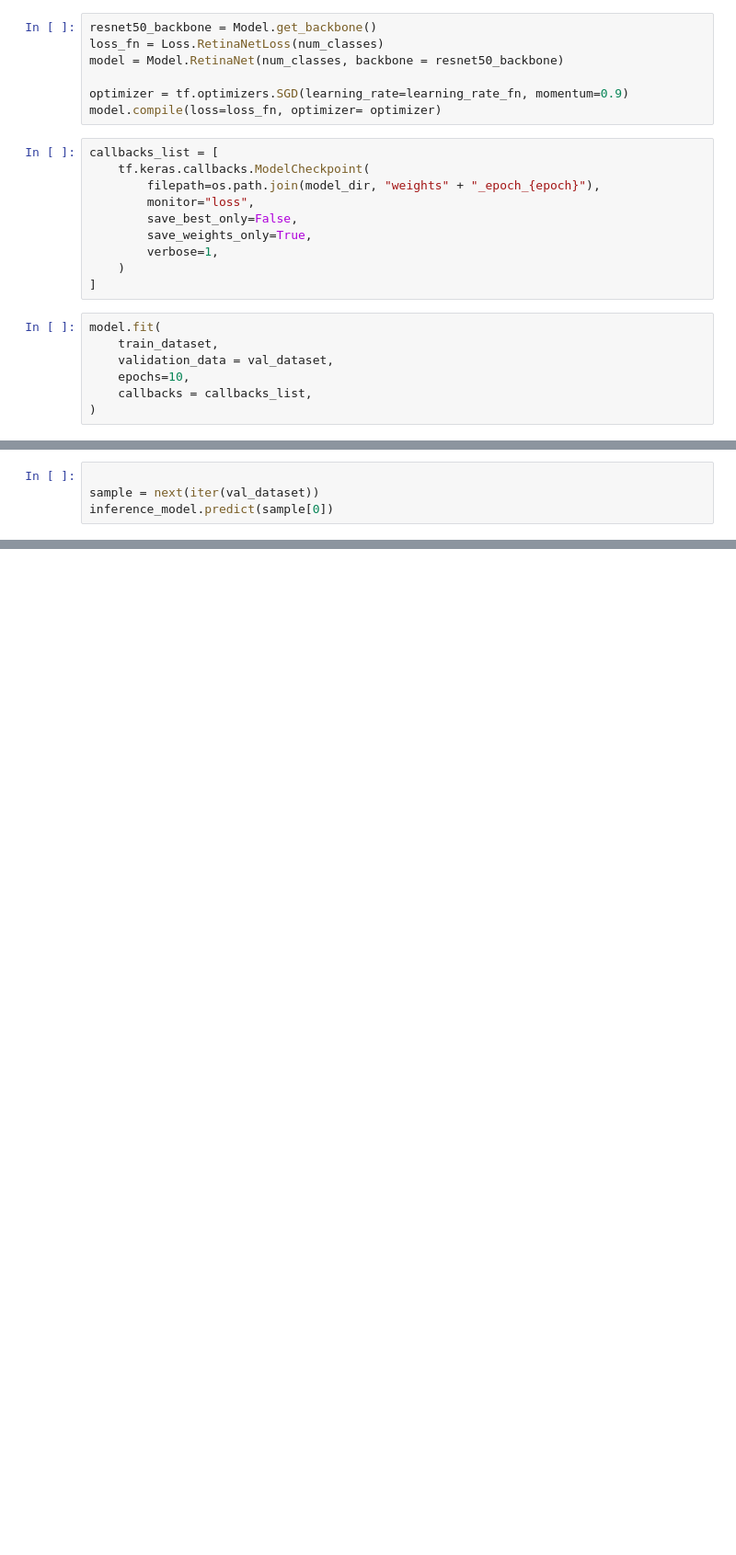
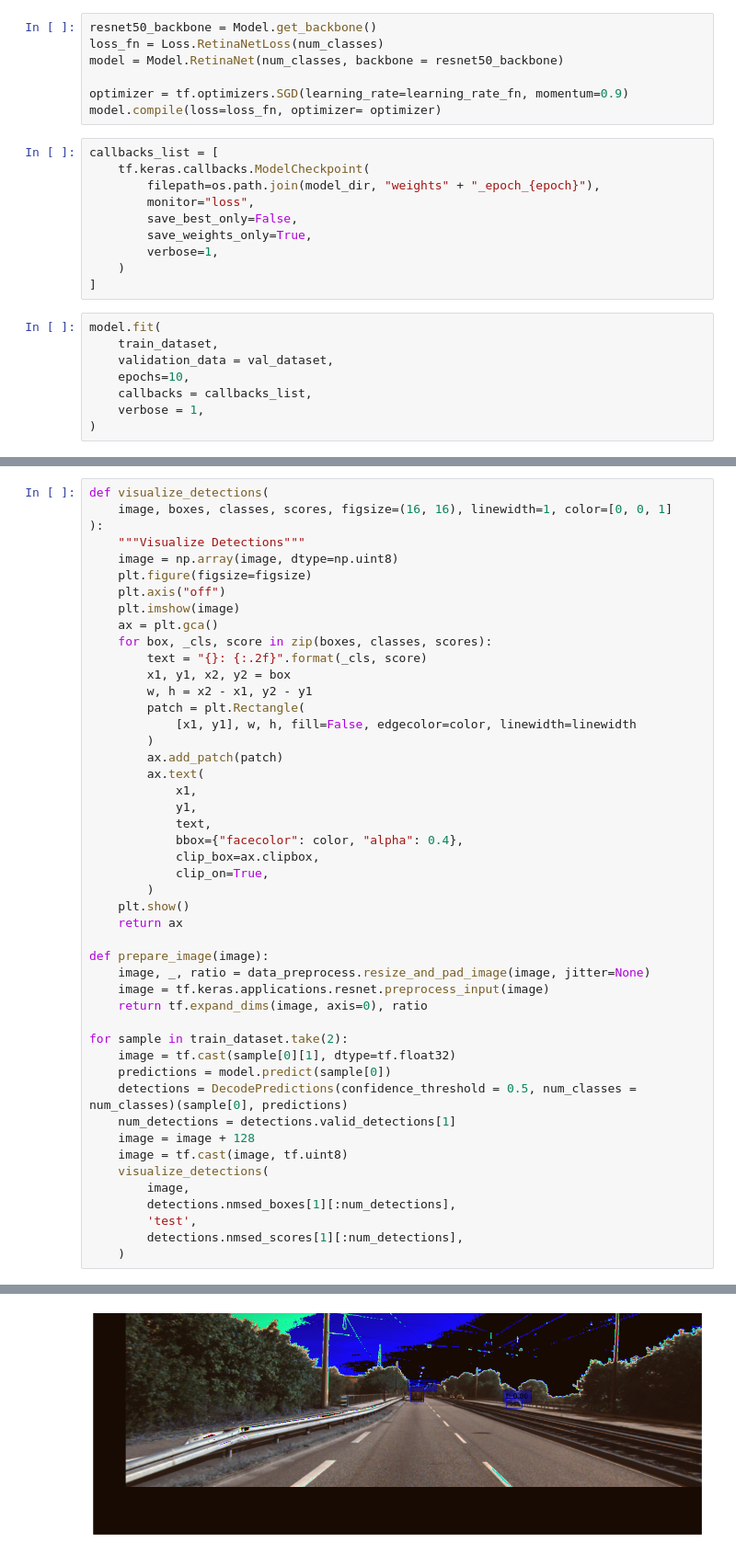
Before and after one commit to evilrace/RetinaNet, a Jupyter notebook: train.ipynb, the cells around one changed output, grey strips where cells are left out. Shown at 92% size. Drawn from its saved outputs; the diff is of its cells as text; blank space fills up the shorter version.

Commit message:
verify training results - fixed some bugs related with box converting.

```diff
--- a/train.ipynb
+++ b/train.ipynb
@@ -70,4 +79,5 @@ model.fit(
     validation_data = val_dataset,
     epochs=10,
     callbacks = callbacks_list,
+    verbose = 1,
 )
@@ -101,7 +91,51 @@ image = tf.keras.Input(shape=[None, None, 3], name='image')
 predictions = model(image, training=False)
 detections = DecodePredictions(confidence_threshold = 0.5, num_classes = num_classes)(image, predictions)
 inference_model = tf.keras.Model(inputs= image, outputs=detections)
-# %%
-
-sample = next(iter(val_dataset))
-inference_model.predict(sample[0])
+# %%
+def visualize_detections(
+    image, boxes, classes, scores, figsize=(16, 16), linewidth=1, color=[0, 0, 1]
+):
+    """Visualize Detections"""
+    image = np.array(image, dtype=np.uint8)
+    plt.figure(figsize=figsize)
+    plt.axis("off")
+    plt.imshow(image)
+    ax = plt.gca()
+    for box, _cls, score in zip(boxes, classes, scores):
+        text = "{}: {:.2f}".format(_cls, score)
+        x1, y1, x2, y2 = box
+        w, h = x2 - x1, y2 - y1
+        patch = plt.Rectangle(
+            [x1, y1], w, h, fill=False, edgecolor=color, linewidth=linewidth
+        )
+        ax.add_patch(patch)
+        ax.text(
+            x1,
+            y1,
+            text,
+            bbox={"facecolor": color, "alpha": 0.4},
+            clip_box=ax.clipbox,
+            clip_on=True,
+        )
+    plt.show()
+    return ax
+
+def prepare_image(image):
+    image, _, ratio = data_preprocess.resize_and_pad_image(image, jitter=None)
+    image = tf.keras.applications.resnet.preprocess_input(image)
+    return tf.expand_dims(image, axis=0), ratio
+
+for sample in train_dataset.take(2):
+    image = tf.cast(sample[0][1], dtype=tf.float32)
+    predictions = model.predict(sample[0])
+    detections = DecodePredictions(confidence_threshold = 0.5, num_classes = num_classes)(sample[0], predictions)
+    num_detections = detections.valid_detections[1]
+    image = image + 128
+    image = tf.cast(image, tf.uint8)
+    visualize_detections(
+        image,
+        detections.nmsed_boxes[1][:num_detections],
+        'test',
+        detections.nmsed_scores[1][:num_detections],
+    )
+# %% [output]
@@ -107,0 +143 @@ inference_model.predict(sample[0])
+[figure, added]
```
Also changed, not shown: parts of 7 cells of this notebook, 3 other files.
